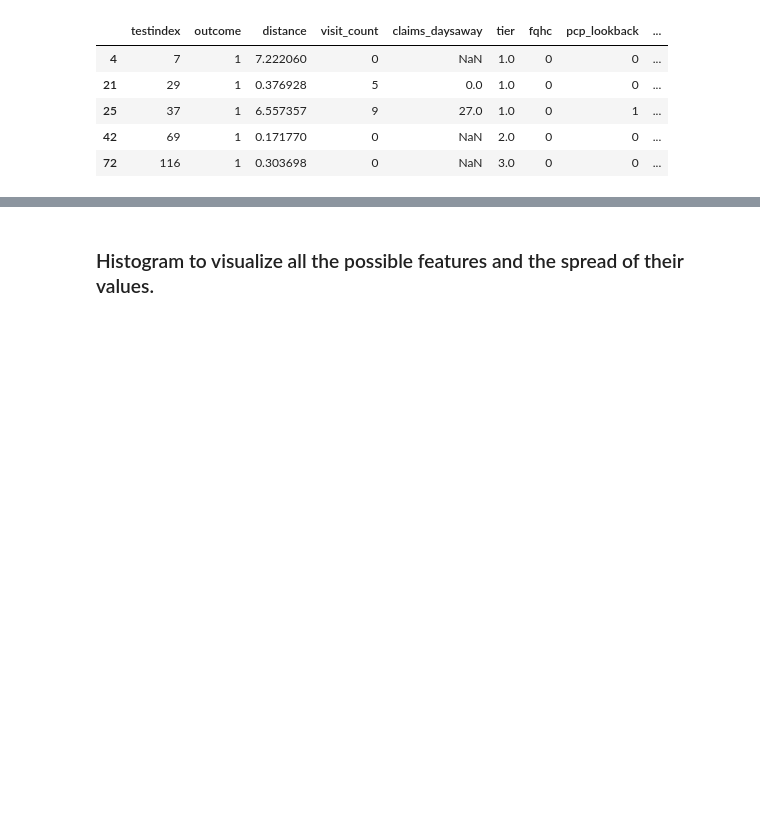
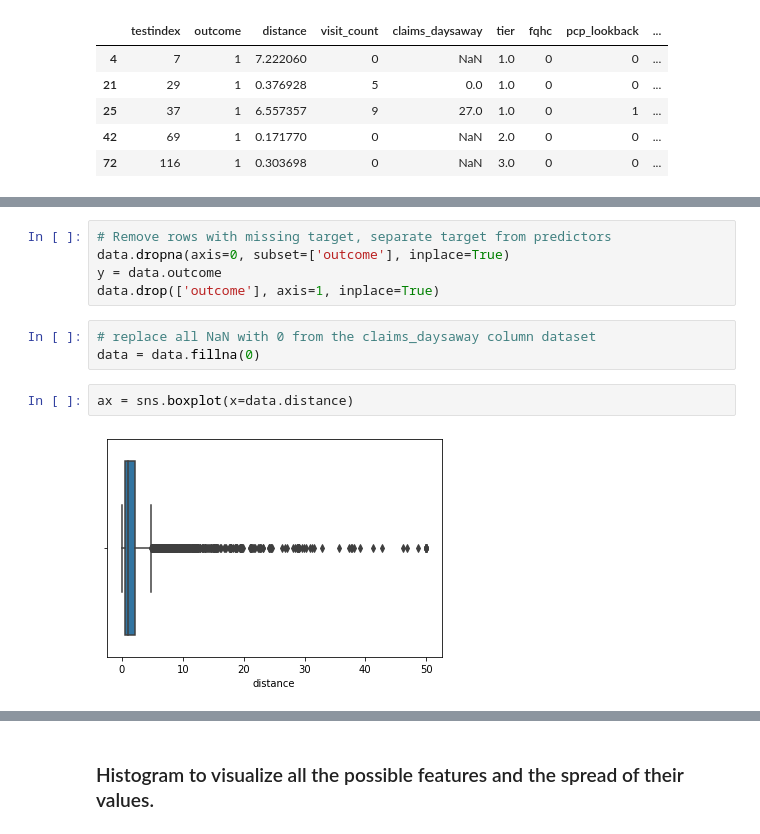
Before and after one commit to Paritosh-Anand/mtech, a Jupyter notebook: dm/assignment_1/pcp_change.ipynb, the cells around one changed output, grey strips where cells are left out. Cells and saved outputs as stored; diff of their text form; blank space fills up the shorter version.

```diff
--- a/dm/assignment_1/pcp_change.ipynb
+++ b/dm/assignment_1/pcp_change.ipynb
@@ -41,0 +50,12 @@ data[data['outcome'] == 1].head()
+# %%
+# Remove rows with missing target, separate target from predictors
+data.dropna(axis=0, subset=['outcome'], inplace=True)
+y = data.outcome
+data.drop(['outcome'], axis=1, inplace=True)
+# %%
+# replace all NaN with 0 from the claims_daysaway column dataset
+data = data.fillna(0)
+# %%
+ax = sns.boxplot(x=data.distance)
+# %% [output]
+[figure, added]
```
Also changed, not shown: parts of 18 cells of this notebook.
